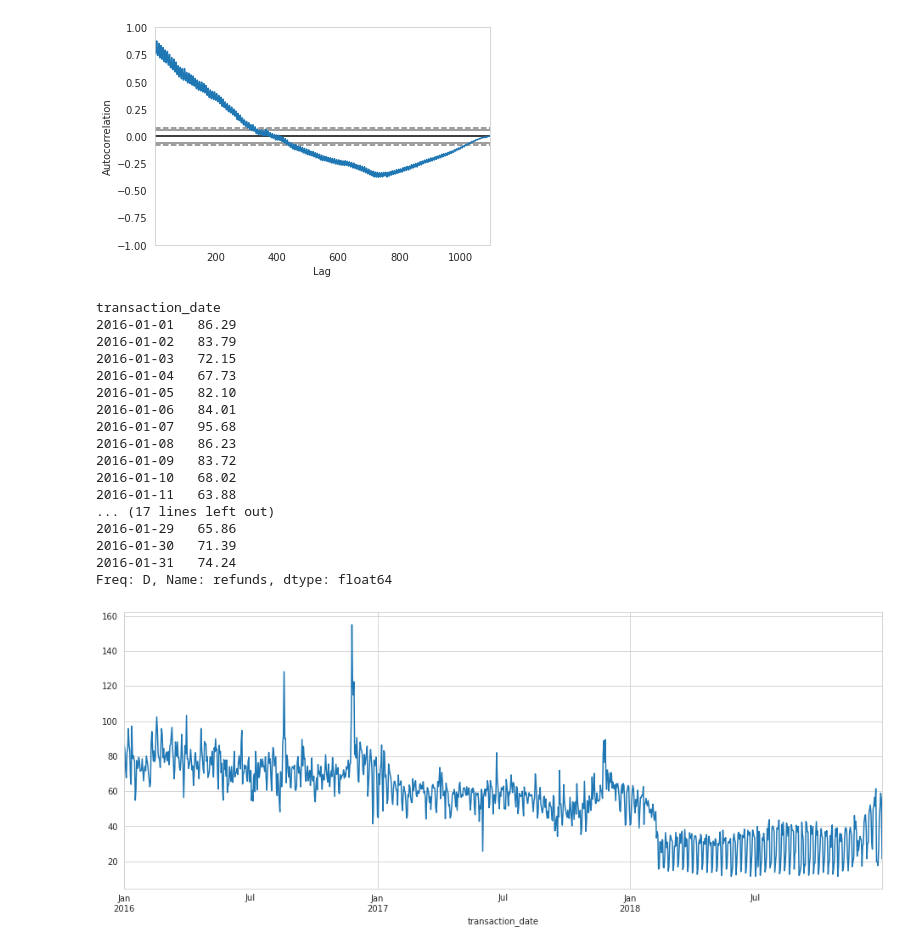
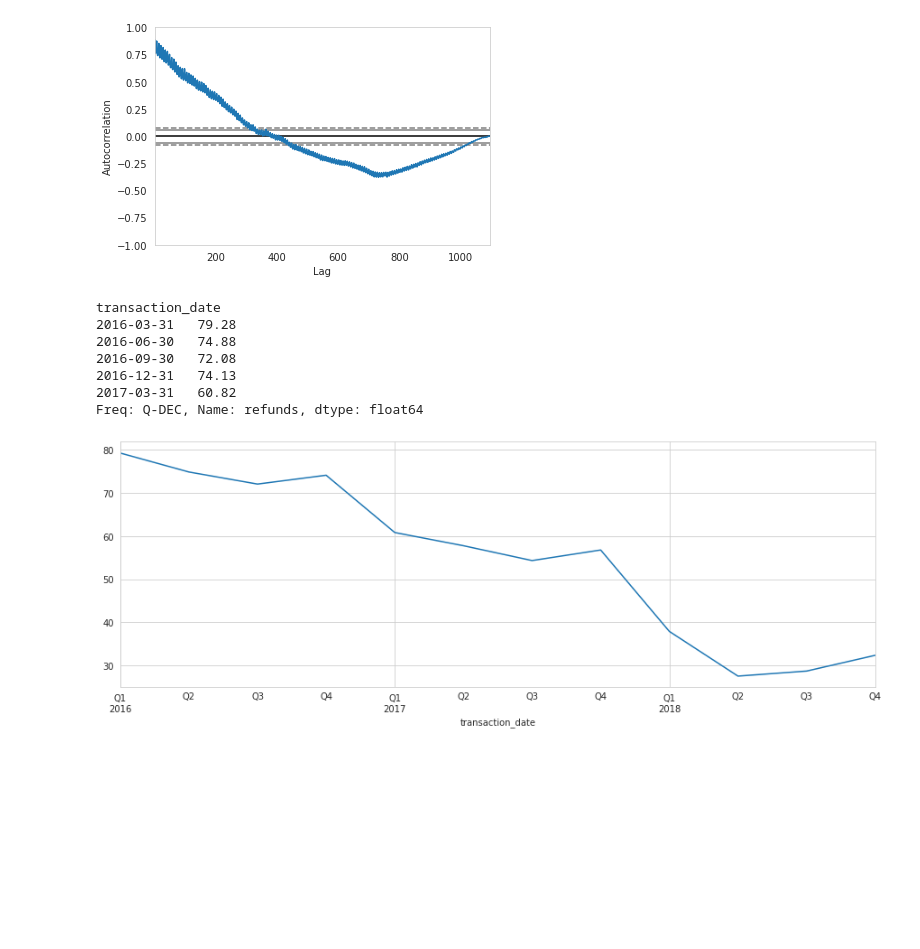
Before and after one commit to evgenia82/loyola-capstone-groupon, a Jupyter notebook: 03_EDA_with_visuals_time_series.ipynb, the cells around one changed output. Saved outputs shown, nothing was run; the diff lists cells and outputs as text; code cells hidden in the pictures; blank space fills up the shorter version.

```diff
--- a/03_EDA_with_visuals_time_series.ipynb
+++ b/03_EDA_with_visuals_time_series.ipynb
@@ -361,35 +354,23 @@ autocorrelation_plot(series)
 plt.show()
 # %% [output]
 [figure]
-# %%
-# upsample to daily intervals with linear interpolation
-def parser(x):
-    return pd.datetime.strptime('190'+x, '%Y-%m')
-
-upsampled = series.resample('D').mean()
-interpolated = upsampled.interpolate(method='linear')
-print(interpolated.head(31))
-# %% [output]
-transaction_date
-2016-01-01   86.29
-2016-01-02   83.79
-2016-01-03   72.15
-2016-01-04   67.73
-2016-01-05   82.10
-2016-01-06   84.01
-2016-01-07   95.68
-2016-01-08   86.23
-2016-01-09   83.72
-2016-01-10   68.02
-2016-01-11   63.88
-... (17 lines left out)
-2016-01-29   65.86
-2016-01-30   71.39
-2016-01-31   74.24
-Freq: D, Name: refunds, dtype: float64
+# %%
+# downsample to quarterly intervals
+
+resample = series.resample('Q')
+quarterly_mean_sales = resample.mean()
+print(quarterly_mean_sales.head())
+# %% [output]
+transaction_date
+2016-03-31   79.28
+2016-06-30   74.88
+2016-09-30   72.08
+2016-12-31   74.13
+2017-03-31   60.82
+Freq: Q-DEC, Name: refunds, dtype: float64
 # %%
-#Plot linearly interpolated data
-interpolated.plot(figsize=(16,6))
+#Plot quarterly sampled data
+quarterly_mean_sales.plot(figsize=(15,5))
 plt.show()
 # %% [output]
-[figure, old version]
+[figure, new version]
```
Also changed, not shown: parts of 8 cells of this notebook.
